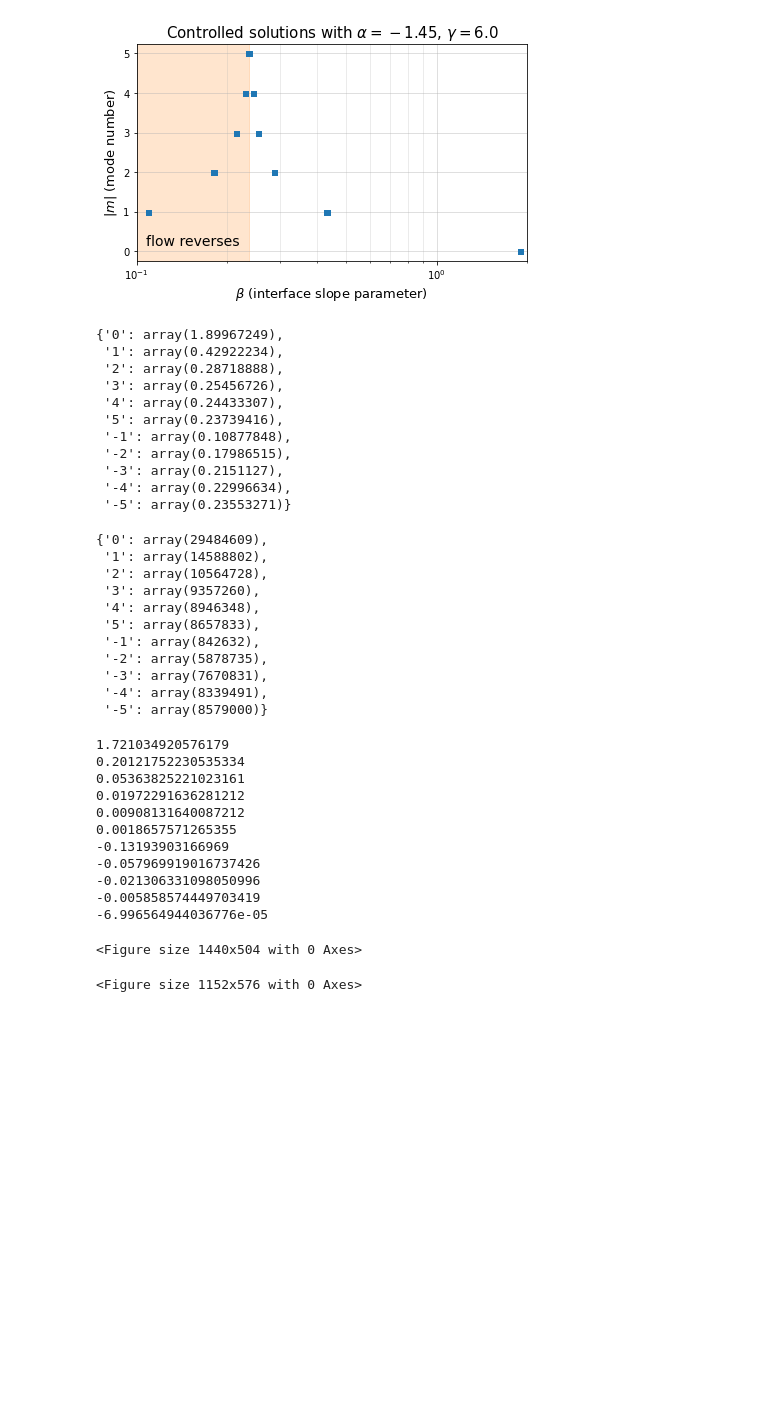
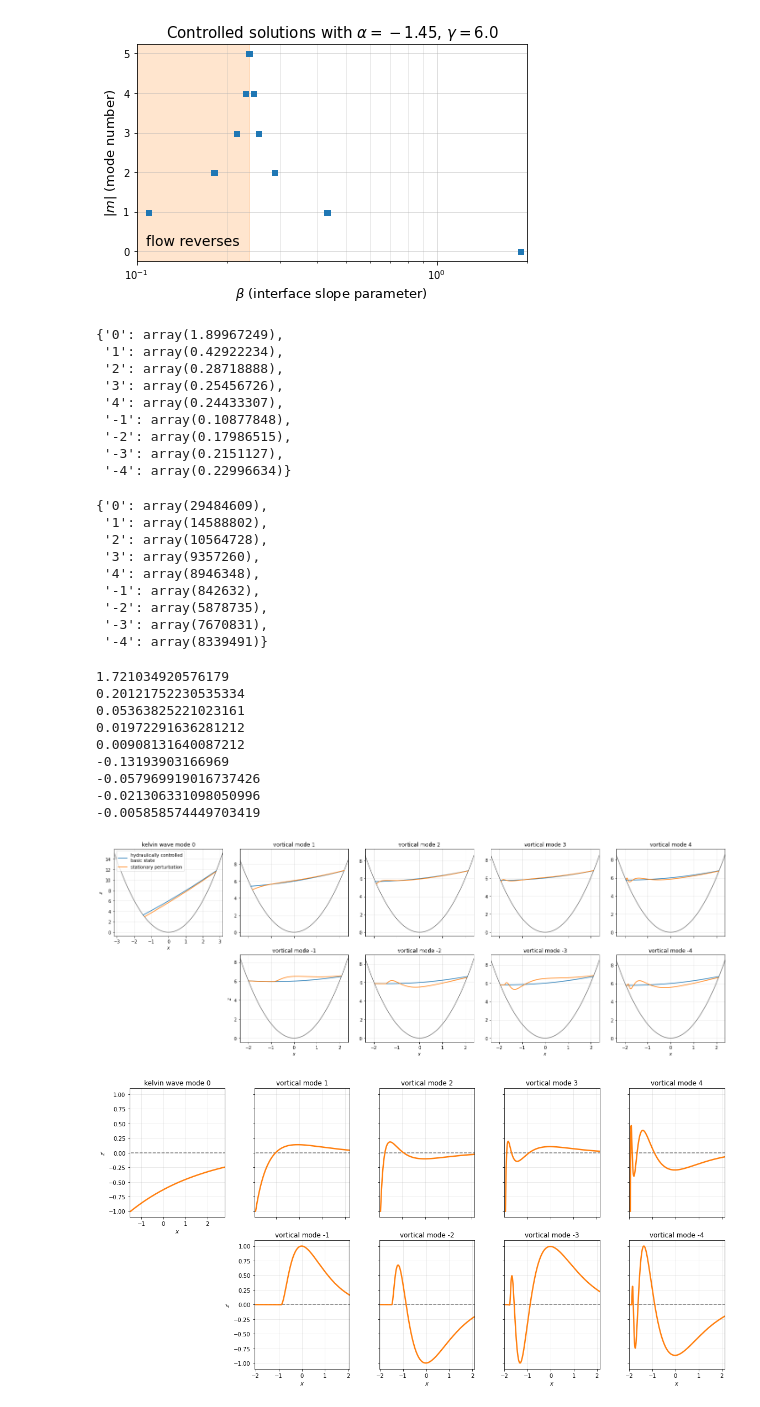
Before and after one commit to hdrake/sarah, a Jupyter notebook: notebooks/3_kelvin_and_vorticity_modes.ipynb, the cells around one changed output. Saved outputs shown, nothing was run; the diff lists cells and outputs as text; code cells hidden in the pictures; blank space fills up the shorter version.

Commit message:
Fixed perturbation figure

```diff
--- a/notebooks/3_kelvin_and_vorticity_modes.ipynb
+++ b/notebooks/3_kelvin_and_vorticity_modes.ipynb
@@ -42,10 +42,10 @@ plt.savefig("../figures/control_regime_1d.png", bbox_inches="tight", dpi=150)
 # %%
 βmodes = {}
 argmins = {}
-for m in range(6):
+for m in range(5):
     βmodes[f"{m}"] = ds['β'].isel(β=ds['match'].where(ds['critical'] & (ds['mode']==m) & (ds['β'] > βcrit)).argmin(skipna=True)).values
     argmins[f"{m}"] = ds['match'].where(ds['critical'] & (ds['mode']==m) & (ds['β'] > βcrit)).argmin(skipna=True).values
-for m in range(1,6):
+for m in range(1,5):
     βmodes[f"-{m}"] = ds['β'].isel(β=ds['match'].where(ds['critical'] & (ds['mode']==m) & (ds['β'] < βcrit)).argmin(skipna=True)).values
     argmins[f"-{m}"] = ds['match'].where(ds['critical'] & (ds['mode']==m) & (ds['β'] < βcrit)).argmin(skipna=True).values
 # %%
@@ -56,12 +56,10 @@ for m in range(1,6):
  '2': array(0.28718888),
  '3': array(0.25456726),
  '4': array(0.24433307),
- '5': array(0.23739416),
  '-1': array(0.10877848),
  '-2': array(0.17986515),
  '-3': array(0.2151127),
- '-4': array(0.22996634),
- '-5': array(0.23553271)}
+ '-4': array(0.22996634)}
 # %%
 argmins
 # %% [output]
@@ -70,12 +68,10 @@ argmins
  '2': array(10564728),
  '3': array(9357260),
  '4': array(8946348),
- '5': array(8657833),
  '-1': array(842632),
  '-2': array(5878735),
  '-3': array(7670831),
- '-4': array(8339491),
- '-5': array(8579000)}
+ '-4': array(8339491)}
 # %%
 fig1 = plt.figure(num=1, figsize=(20,7))
 fig2 = plt.figure(num=2, figsize=(16,8))
@@ -147,36 +143,37 @@ for i, (m, β) in enumerate(βmodes.items(), start=1):
     plt.xlim(np.min(x), np.max(x))
     plt.ylim(-1.1, 1.1)
 
     yt, ytl = plt.yticks()
     if (i==1) | (i==6):
         plt.ylabel(r"$z'$")
     else:
         plt.ylabel("")
         plt.yticks(yt, ["" for l in ytl])
 
     xt, xtl = plt.xticks()
     if (i==1) | (i>=6):
         plt.xlabel(r"$x$")
     else:
         plt.xticks(xt, ["" for l in xtl])
     plt.xlim(np.min(x)-0.05, np.max(x))
     plt.ylim(-1.1, 1.1)
 
-fig1.tight_layout()
+plt.figure(1)
+plt.tight_layout()
 plt.savefig("../figures/stationary_waves.png", dpi=150.,bbox_inches="tight")
-fig2.tight_layout(w_pad=0.01)
+
+plt.figure(2)
+plt.tight_layout(w_pad=0.01)
 plt.savefig("../figures/stationary_wave_modal_structure.png", dpi=150.,bbox_inches="tight")
 # %% [output]
 1.721034920576179
 0.20121752230535334
 0.05363825221023161
 0.01972291636281212
 0.00908131640087212
-0.0018657571265355
 -0.13193903166969
 -0.057969919016737426
 -0.021306331098050996
 -0.005858574449703419
--6.996564944036776e-05
-<Figure size 1440x504 with 0 Axes>
-<Figure size 1152x576 with 0 Axes>
+[figure, added]
+[figure, added]
```
Also changed, not shown: 1 other file.
